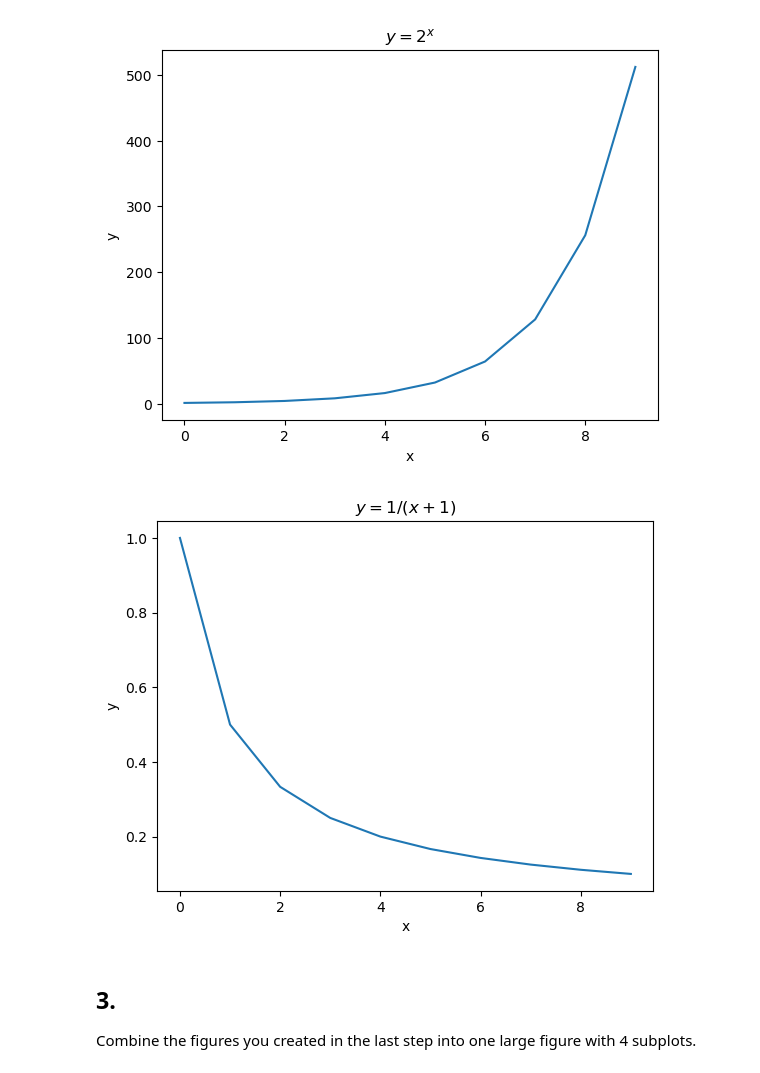
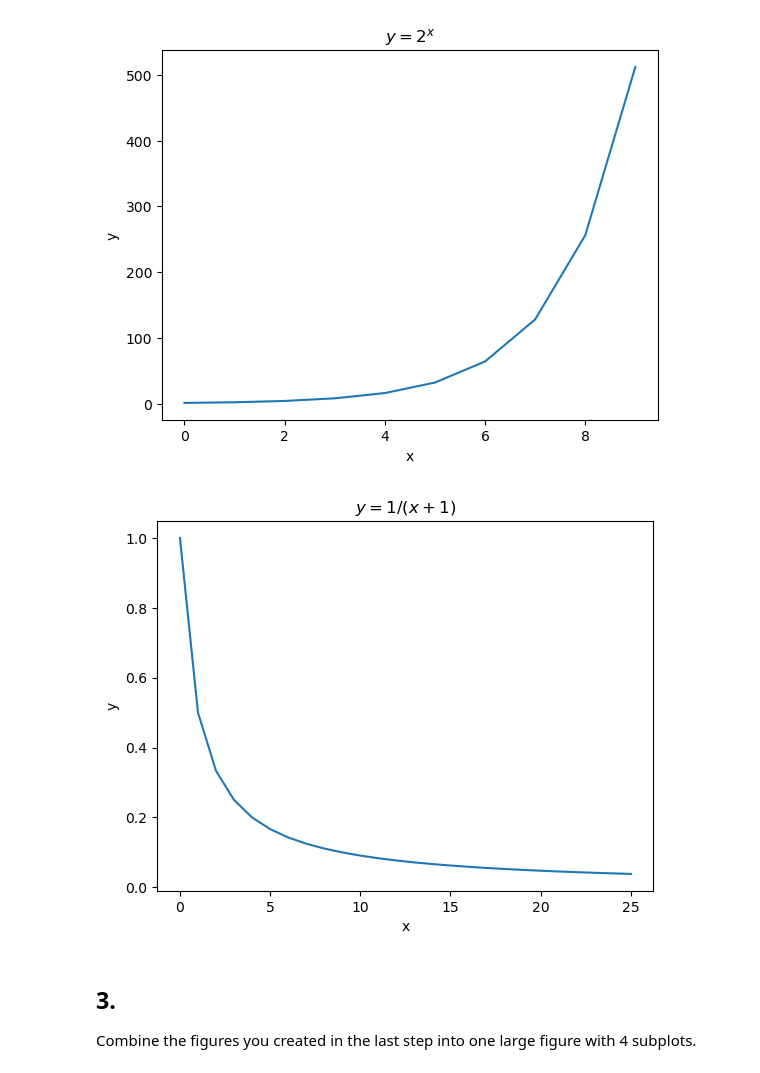
Before and after one commit to elizabethswarren/numpy-pandas-visualization-exercises, a Jupyter notebook: matplotlib_exercises.ipynb, the cells around one changed output. Drawn from its saved outputs; the diff is of its cells as text; code cells hidden in the pictures.

```diff
--- a/matplotlib_exercises.ipynb
+++ b/matplotlib_exercises.ipynb
@@ -86,19 +102,19 @@ plt.show()
 # %% [output]
 [figure]
 # %%
-x=[x for x in range(0,10)]
+x=[x for x in range(0,26)]
 y=[(1/(x+1)) for x in x]
 
 plt.plot(x,y)
 
 plt.title('$y=1/(x + 1)$')
 
 plt.xlabel('x')
 plt.ylabel('y')
 
 plt.show()
 # %% [output]
-[figure, old version]
+[figure, new version]
 # %% [markdown]
 ## 3.
 Combine the figures you created in the last step into one large figure with 4 subplots.
```
Also changed, not shown: parts of 6 cells of this notebook.
